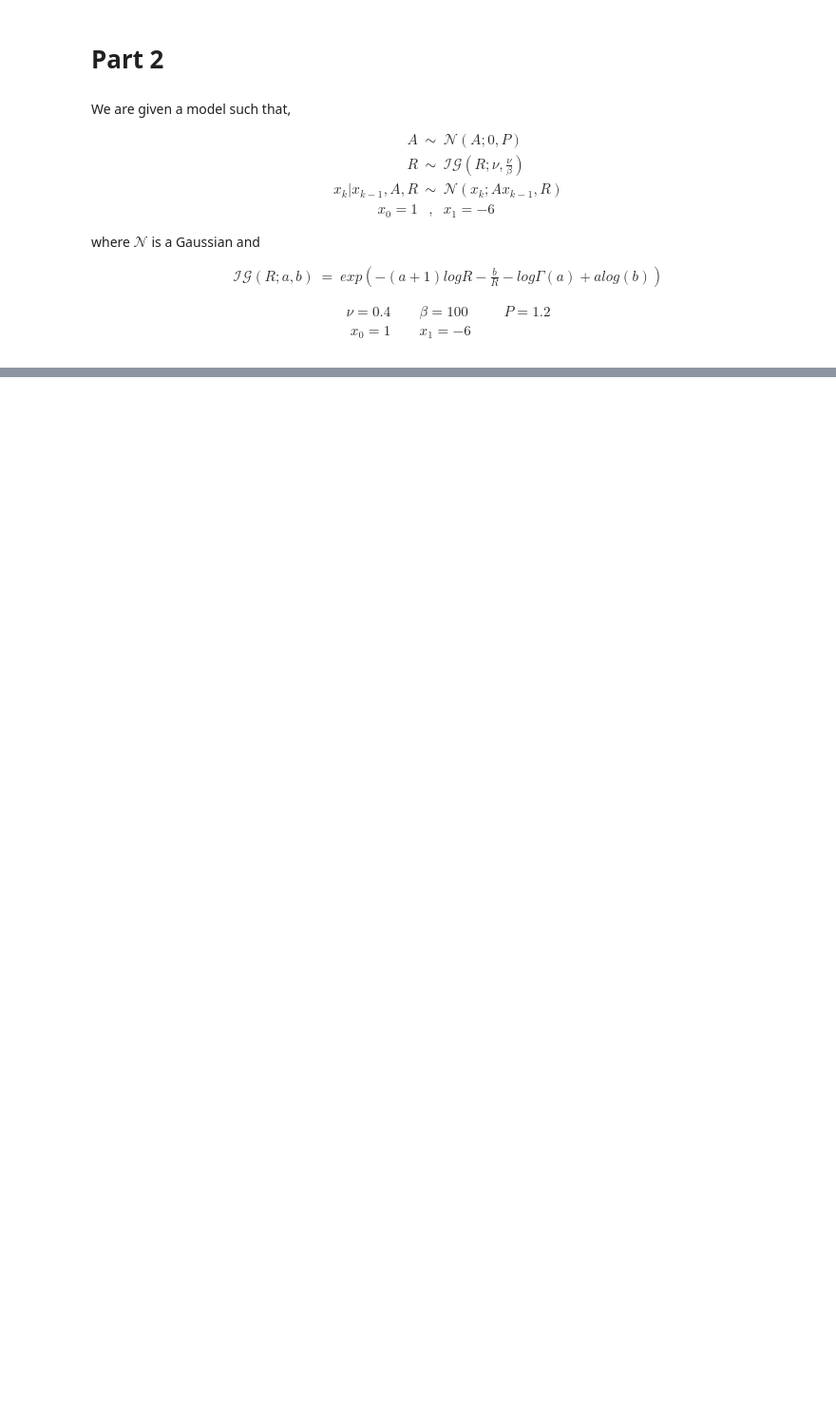
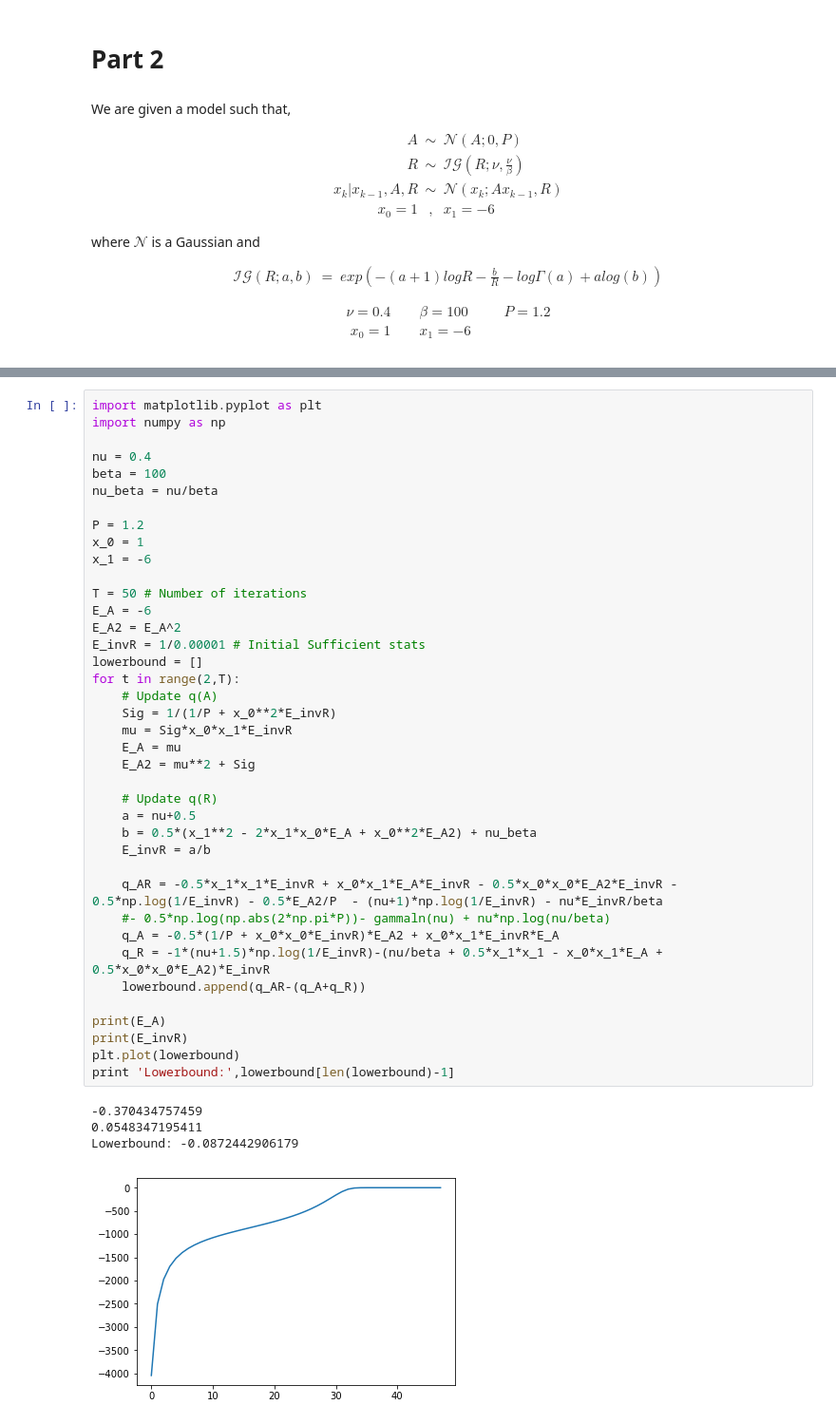
Before and after one commit to CMPE547-Spring-2017-Bogazici/hw5, a Jupyter notebook: Project 5.ipynb, the cells around one changed output, grey strips where cells are left out. Shown at 95% size. Saved outputs shown, nothing was run; the diff lists cells and outputs as text; blank space fills up the shorter version.

```diff
--- a/Project 5.ipynb
+++ b/Project 5.ipynb
@@ -176,0 +264,44 @@ x_0 = 1 &\quad & x_1 = -6 &
+# %%
+import matplotlib.pyplot as plt
+import numpy as np
+
+nu = 0.4
+beta = 100
+nu_beta = nu/beta
+
+P = 1.2
+x_0 = 1
+x_1 = -6
+
+T = 50 # Number of iterations
+E_A = -6
+E_A2 = E_A^2
+E_invR = 1/0.00001 # Initial Sufficient stats
+lowerbound = []
+for t in range(2,T):
+    # Update q(A)
+    Sig = 1/(1/P + x_0**2*E_invR)
+    mu = Sig*x_0*x_1*E_invR
+    E_A = mu
+    E_A2 = mu**2 + Sig
+
+    # Update q(R)
+    a = nu+0.5
+    b = 0.5*(x_1**2 - 2*x_1*x_0*E_A + x_0**2*E_A2) + nu_beta
+    E_invR = a/b
+
+    q_AR = -0.5*x_1*x_1*E_invR + x_0*x_1*E_A*E_invR - 0.5*x_0*x_0*E_A2*E_invR - 0.5*np.log(1/E_invR) - 0.5*E_A2/P  - (nu+1)*np.log(1/E_invR) - nu*E_invR/beta
+    #- 0.5*np.log(np.abs(2*np.pi*P))- gammaln(nu) + nu*np.log(nu/beta)
+    q_A = -0.5*(1/P + x_0*x_0*E_invR)*E_A2 + x_0*x_1*E_invR*E_A
+    q_R = -1*(nu+1.5)*np.log(1/E_invR)-(nu/beta + 0.5*x_1*x_1 - x_0*x_1*E_A + 0.5*x_0*x_0*E_A2)*E_invR
+    lowerbound.append(q_AR-(q_A+q_R))
+
+print(E_A)
+print(E_invR)
+plt.plot(lowerbound)
+print 'Lowerbound:',lowerbound[len(lowerbound)-1]
+# %% [output]
+-0.370434757459
+0.0548347195411
+Lowerbound: -0.0872442906179
+[figure, added]
```
Also changed, not shown: parts of 7 cells of this notebook.
